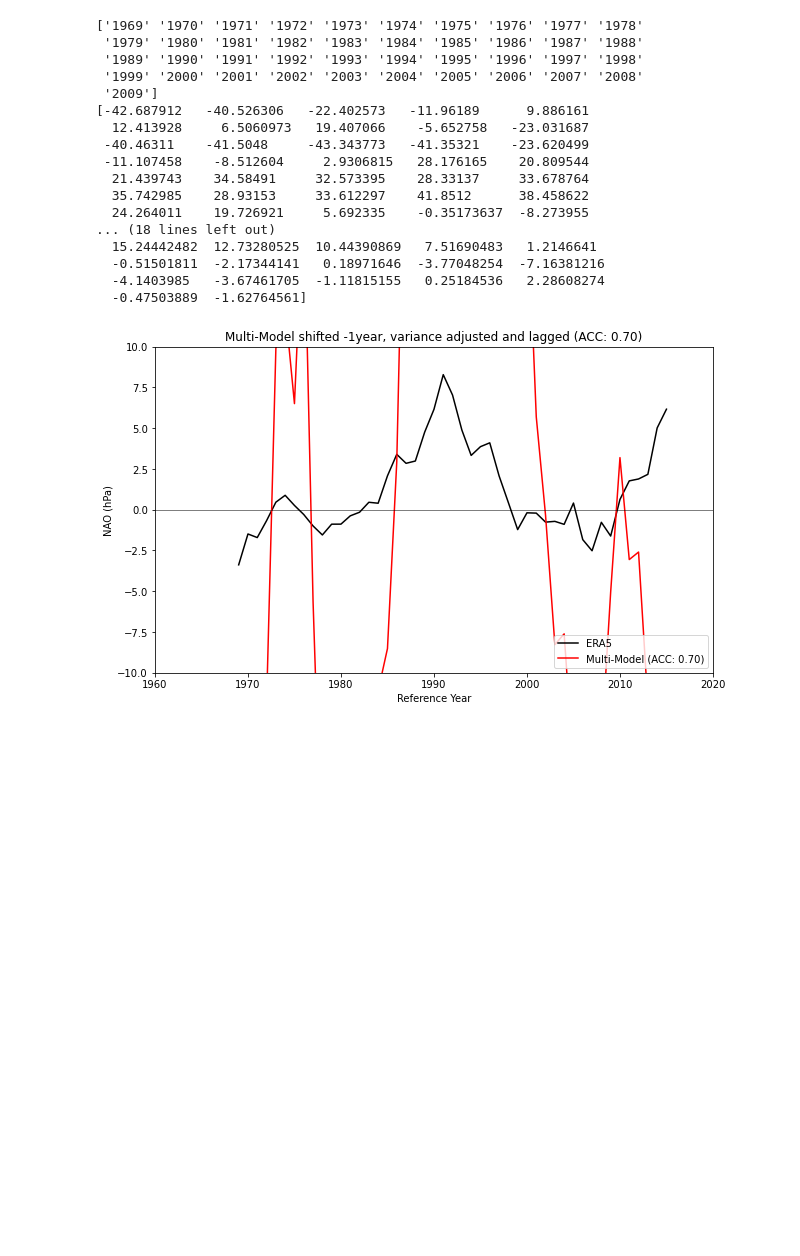
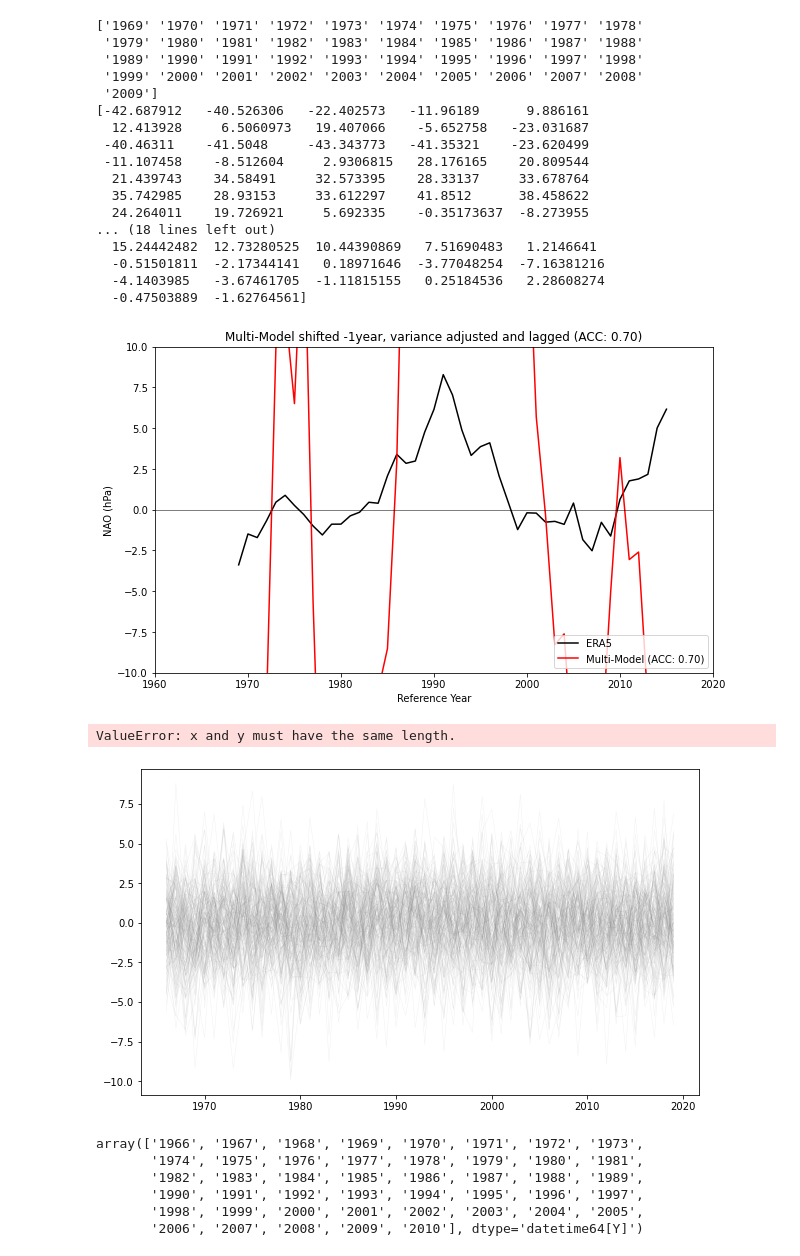
Before and after one commit to benhutchmet/multi-model-jasmin, a Jupyter notebook: plotting-figure.ipynb, the cells around one changed output. Saved outputs shown, nothing was run; the diff lists cells and outputs as text; code cells hidden in the pictures; blank space fills up the shorter version.

```diff
--- a/plotting-figure.ipynb
+++ b/plotting-figure.ipynb
@@ -95,5 +116,4 @@ datasets_by_model = {model_dir: load_datasets(model_dir) for model_dir in model_
 # %%
-# define a function to process each of the model datasets
 def process_model_dataset(dataset):
     """
     Processes the dataset by extracting the desired data, converting units,
@@ -115,7 +135,12 @@ def process_model_dataset(dataset):
     model_time = model_time.astype("datetime64[Y]")
 
     # Process the model data from Pa to hPa
-    model_nao_anom = model_psl[:, 0, 0] / 100
+    if len(model_psl.dims) == 4:
+        model_nao_anom = model_psl[:, :, 0, 0] / 100
+    elif len(model_psl.dims) == 3:
+        model_nao_anom = model_psl[:, 0, 0] / 100
+    else:
+        raise ValueError("Unexpected number of dimensions in the dataset.")
 
     return model_time, model_nao_anom
 # %%
@@ -177,6 +225,7 @@ obs_time = obs_time.astype("datetime64[Y]")
 obs_nao_anom = obs_psl[:, 0, 0] / 100
 # %%
 # extract the data for the multi-model mean
+model = xr.open_dataset("/home/users/benhutch/multi-model/multi-model.mean-NAO.nc", chunks={"time": 10})
 model_psl_raw = model["psl"]
 model_time_raw = model_psl_raw["time"].values
 # set the type for the time variable
@@ -829,0 +857,69 @@ plt.show()
+# %%
+# for the datasets_by_model dictionary
+# which contains the data for all 12 models
+# we want to plot the ensemble mean of all members from all models from 1961 to 2014
+# and also plot each of the 178 ensemble members (in thin, alpha=0.1, grey lines)
+
+import matplotlib.pyplot as plt
+from scipy.stats import pearsonr
+import numpy as np
+
+# Function to calculate ensemble mean for each model
+def ensemble_mean(data_array):
+    return np.mean(data_array, axis=0)
+
+# Create a figure
+fig, ax = plt.subplots(figsize=(10, 6))
+
+# Plot the ensemble members and calculate the ensemble mean for each model
+ensemble_means = []
+for model_name, model_time in model_times_by_model.items():
+    model_nao_anom = model_nao_anoms_by_model[model_name]
+
+    # Plot ensemble members
+    for member in model_nao_anom:
+        ax.plot(model_time, member, color="grey", alpha=0.1, linewidth=0.5)
+
+    # Calculate and store ensemble mean
+    ensemble_means.append(ensemble_mean(model_nao_anom))
+
+# Calculate the skill scores
+# 1966 - 2010
+acc_score, _ = pearsonr(obs_nao_anom[3:-1], grand_ensemble_mean[:-9])
+
+# Plot the grand ensemble mean with the ACC score in the legend
+ax.plot(list(model_times_by_model.values())[0], grand_ensemble_mean, color="red", label=f"DCPP-A (ACC: {acc_score:.2f})")
+
+# Plot ERA5 data
+ax.plot(obs_time, obs_nao_anom, color="black", label="ERA5")
+
+ax.axhline(y=0, color="black", linestyle="-", linewidth=0.5)
+ax.set_xlim([np.datetime64("1960"), np.datetime64("2020")])
+ax.set_ylim([-10, 10])
+ax.set_xlabel("Reference Year")
+ax.set_ylabel("NAO (hPa)")
+
+# Set the title with the ACC score
+ax.set_title(f"Ensemble Mean and Members from 1961 to 2014 (ACC: {acc_score:.2f})")
+
+# Add the legend in the bottom right corner
+ax.legend(loc="lower right")
+
+# Save the figure
+plt.savefig("/home/users/benhutch/multi-model/plots/ensemble_mean_and_members.png", dpi=300)
+
+# Show the figure
+plt.show()
+# %% [output]
+ValueError: x and y must have the same length.
+[figure, added]
+# %%
+list(model_times_by_model.values())[0][:-9]
+obs_time[3:-5]
+# %% [output]
+array(['1966', '1967', '1968', '1969', '1970', '1971', '1972', '1973',
+       '1974', '1975', '1976', '1977', '1978', '1979', '1980', '1981',
+       '1982', '1983', '1984', '1985', '1986', '1987', '1988', '1989',
+       '1990', '1991', '1992', '1993', '1994', '1995', '1996', '1997',
+       '1998', '1999', '2000', '2001', '2002', '2003', '2004', '2005',
+       '2006', '2007', '2008', '2009', '2010'], dtype='datetime64[Y]')
```
Also changed, not shown: parts of 5 cells of this notebook.
